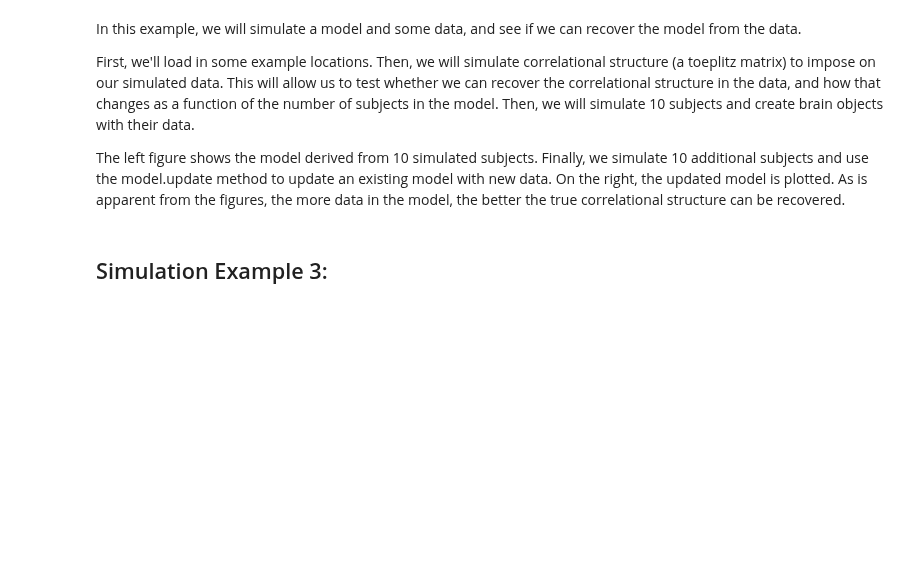
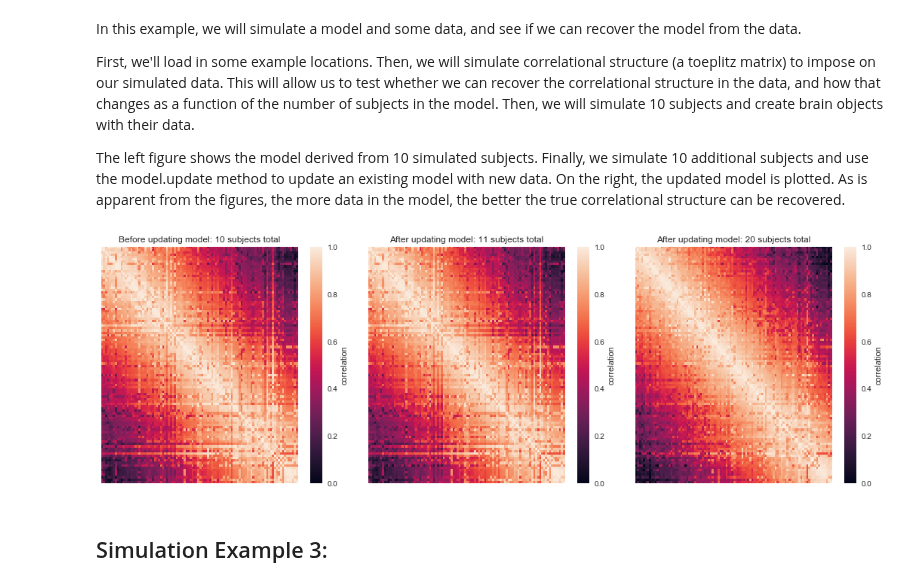
Before and after one commit to ContextLab/supereeg, a Jupyter notebook: docs/tutorial/simulate_objects.ipynb, the cells around one changed output. Saved outputs shown, nothing was run; the diff lists cells and outputs as text; code cells hidden in the pictures; blank space fills up the shorter version.

```diff
--- a/docs/tutorial/simulate_objects.ipynb
+++ b/docs/tutorial/simulate_objects.ipynb
@@ -193,41 +195,43 @@ sub_locs = locs.sample(n_elecs).sort_values(['x', 'y', 'z'])
 bo = se.simulate_bo(n_samples=100, sample_rate=1000, locs=sub_locs, cov='toeplitz')
 
 # update the model
-new_model = model.update(bo)
+new_model = model.update(bo, inplace=False)
 
 # simulate brain objects for the model that subsample n_elecs for each synthetic patient
 model_update_bos = [se.simulate_model_bos(n_samples=100, sample_rate=1000, locs=locs, sample_locs=n_elecs, cov='toeplitz') for y in
                      range(n_subs)]
 
 # update the model
-better_model = model.update(model_update_bos)
+better_model = model.update(model_update_bos, inplace=False)
 
 # initialize subplots
 f, (ax1, ax2, ax3) = plt.subplots(1, 3)
 
 f.set_size_inches(15,5)
 
 # plot it and set the title
 model.plot_data(ax=ax1, yticklabels=False, xticklabels=False, cbar=True, vmin=0, vmax=1, show=False)
 ax1.set_title('Before updating model: 10 subjects total')
 ax1.plot()
 
 
 # plot it and set the title
 
 new_model.plot_data(ax=ax2, yticklabels=False, xticklabels=False, cbar=True, vmin=0, vmax=1, show=False)
 ax2.set_title('After updating model: 11 subjects total')
 
 
 # plot it and set the title
 better_model.plot_data(ax=ax3, yticklabels=False, xticklabels=False, cbar=True, vmin=0, vmax=1, show=False)
 ax3.set_title('After updating model: 20 subjects total')
 
 plt.tight_layout()
 plt.show()
 
 # close plot
 plt.close()
+# %% [output]
+[figure, added]
 # %% [markdown]
 ## Simulation Example 3:
 # %% [markdown]
```
Also changed, not shown: parts of 5 cells of this notebook, 1 other file.
